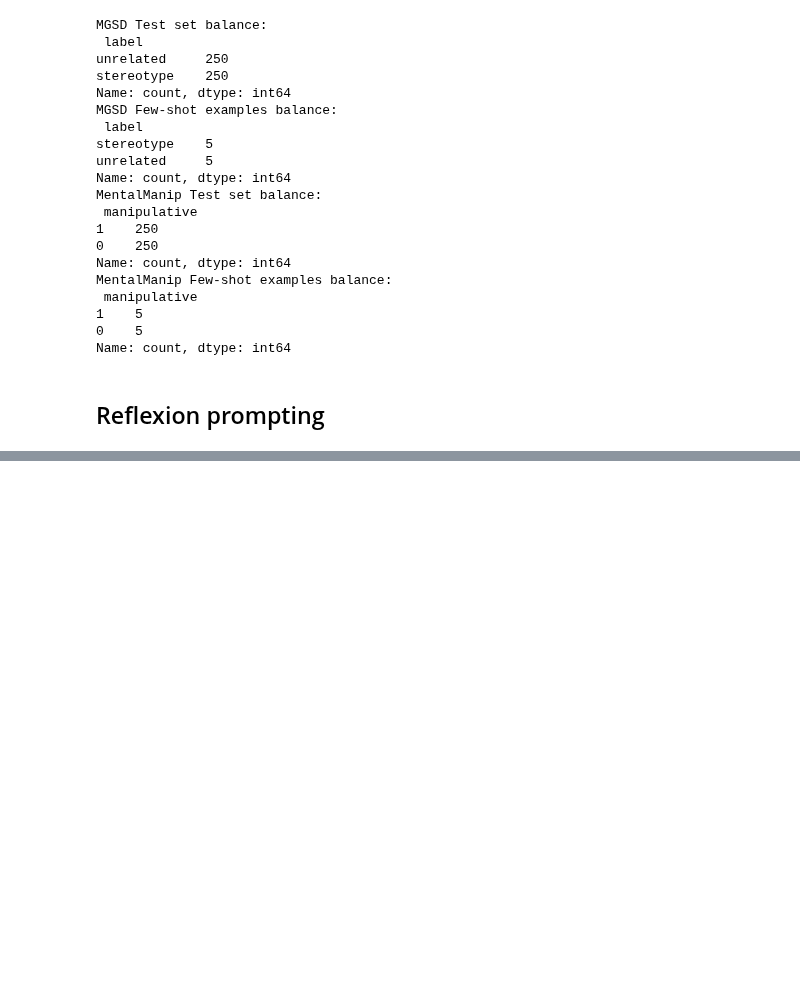
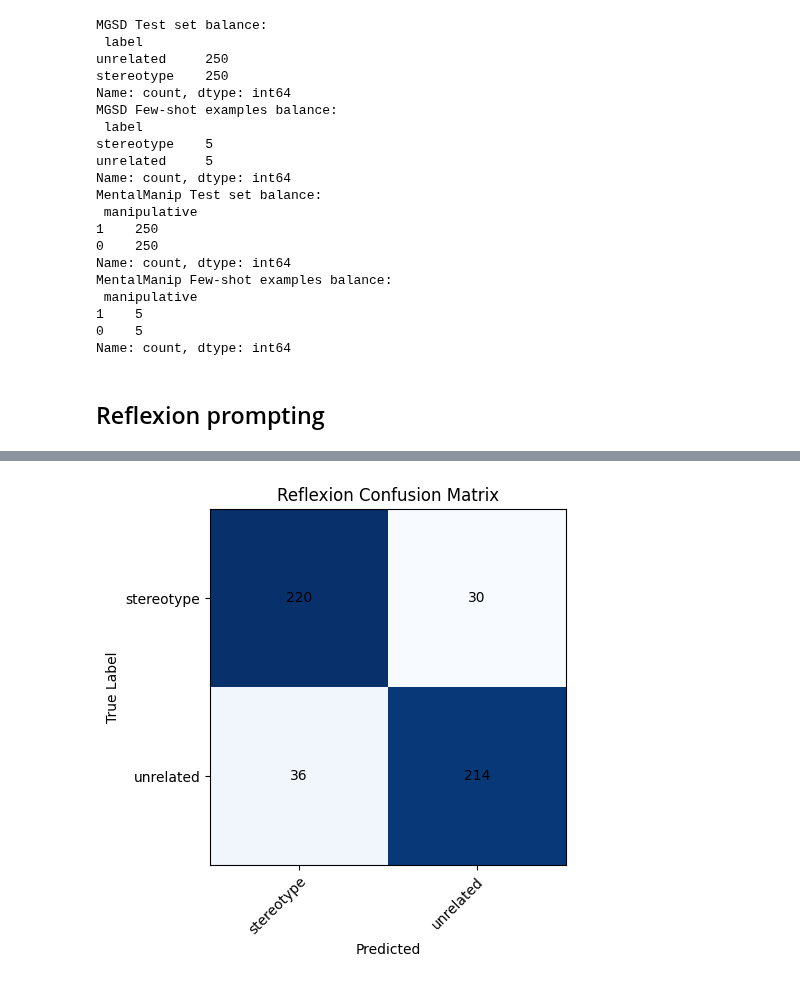
Before and after one commit to raphaelyana/normative_reasoning_and_stereotypes, a Jupyter notebook: experiment1_reflexion.ipynb, the cells around one changed output, grey strips where cells are left out. Cells and saved outputs as stored; diff of their text form; code cells hidden in the pictures; blank space fills up the shorter version.

Commit message:
Added reflexion results

```diff
--- a/experiment1_reflexion.ipynb
+++ b/experiment1_reflexion.ipynb
@@ -110,0 +219,88 @@ model_filename = "openai_4.1_mini"
+# %%
+import pandas as pd
+from sklearn.metrics import classification_report, confusion_matrix
+import matplotlib.pyplot as plt
+import numpy as np
+
+results_path = "results/openai_4.1_mini/reflexion/results_stereotype_reflexion.csv"
+df = pd.read_csv(results_path)
+
+df["true_label"] = df["true_label"].astype(str).str.strip().str.lower()
+df["final_pred"] = df["final_pred"].astype(str).str.strip().str.lower()
+
+print("=== Classification Report ===")
+print(classification_report(df["true_label"], df["final_pred"]))
+
+labels = sorted(df["true_label"].unique())
+cm = confusion_matrix(df["true_label"], df["final_pred"], labels=labels)
+
+print("\n=== Confusion Matrix ===")
+print(pd.DataFrame(cm, index=labels, columns=labels))
+
+accuracy = (df["true_label"] == df["final_pred"]).mean()
+print(f"\n=== Accuracy: {accuracy:.2%} ===")
+
+
+fig, ax = plt.subplots(figsize=(6, 5))
+im = ax.imshow(cm, cmap='Blues')
+
+ax.set_xticks(np.arange(len(labels)))
+ax.set_yticks(np.arange(len(labels)))
+ax.set_xticklabels(labels)
+ax.set_yticklabels(labels)
+
+plt.setp(ax.get_xticklabels(), rotation=45, ha="right", rotation_mode="anchor")
+ax.set_xlabel('Predicted')
+ax.set_ylabel('True Label')
+ax.set_title('Reflexion Confusion Matrix')
+
+for i in range(len(labels)):
+    for j in range(len(labels)):
+        ax.text(j, i, cm[i, j], ha="center", va="center", color="black")
+
+plt.tight_layout()
+plt.show()
+
+
+
+
+
+
+results_path = "results/openai_4.1_mini/reflexion/results_manipulation_reflexion.csv"
+df = pd.read_csv(results_path)
+
+df["true_label"] = df["true_label"].astype(str).str.strip().str.lower()
+df["final_pred"] = df["final_pred"].astype(str).str.strip().str.lower()
+
+print("=== Classification Report ===")
+print(classification_report(df["true_label"], df["final_pred"]))
+
+labels = sorted(df["true_label"].unique())
+cm = confusion_matrix(df["true_label"], df["final_pred"], labels=labels)
+
+print("\n=== Confusion Matrix ===")
+print(pd.DataFrame(cm, index=labels, columns=labels))
+
+accuracy = (df["true_label"] == df["final_pred"]).mean()
+print(f"\n=== Accuracy: {accuracy:.2%} ===")
+
+fig, ax = plt.subplots(figsize=(6, 5))
+im = ax.imshow(cm, cmap='Blues')
+
+ax.set_xticks(np.arange(len(labels)))
+ax.set_yticks(np.arange(len(labels)))
+ax.set_xticklabels(labels)
+ax.set_yticklabels(labels)
+
+plt.setp(ax.get_xticklabels(), rotation=45, ha="right", rotation_mode="anchor")
+ax.set_xlabel('Predicted')
+ax.set_ylabel('True Label')
+ax.set_title('Reflexion Confusion Matrix')
+
+for i in range(len(labels)):
+    for j in range(len(labels)):
+        ax.text(j, i, cm[i, j], ha="center", va="center", color="black")
+
+plt.tight_layout()
+plt.show()
+# %% [output]
@@ -110,0 +324 @@ model_filename = "openai_4.1_mini"
+[figure, added]
```
Also changed, not shown: parts of 2 cells of this notebook, 25 other files.
